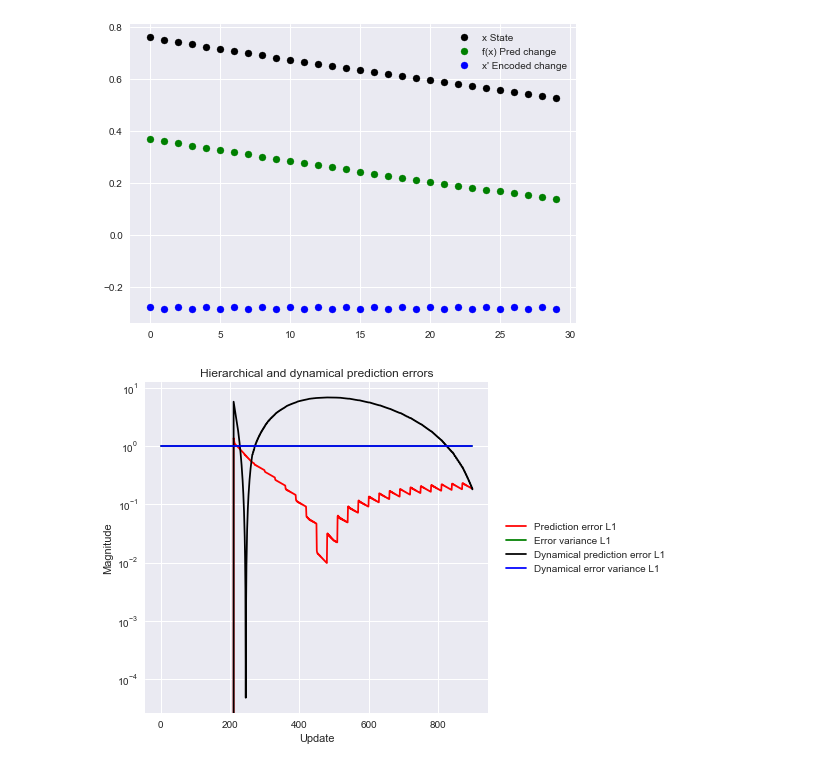
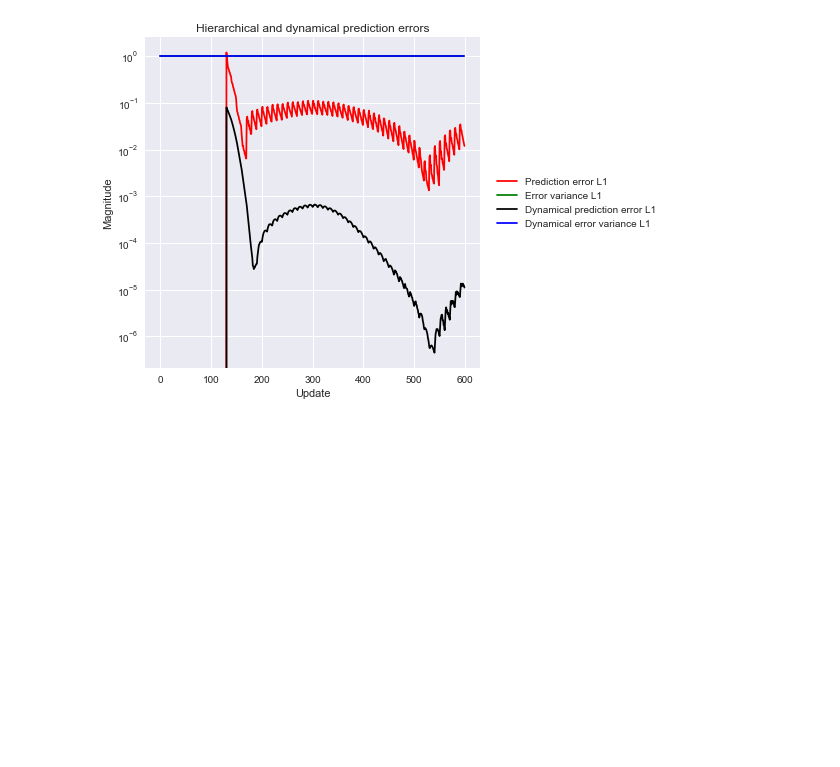
Before and after one commit to andreofner/pyGPC, a Jupyter notebook: demo.ipynb, the cells around one changed output. Cells and saved outputs as stored; diff of their text form; code cells hidden in the pictures; blank space fills up the shorter version.

```diff
--- a/demo.ipynb
+++ b/demo.ipynb
@@ -2,16 +2,8 @@
 [![Open In Colab](https://colab.research.google.com/assets/colab-badge.svg)](https://colab.research.google.com/github/andreofner/pyGPC/blob/master/demo.ipynb)
 # %%
 """
-Dynamical generalized predictive coding on circles dataset
-
-A simple demonstration (two layer model with a single hidden unit)
-- learning generalized coordinates from discrete sensory data
-- hierarchical prediction in generalized coordinates:
-        - predicting state coordinates from a higher layer
-        - couples latent states to lower causes (or sensory inputs)
-- hierarchical prediction in generalized coordinates:
-        - training hidden states to predict their own motion
-        - this couples orders of latent state dynamics
+Generalized predictive coding
+Circles dataset
 """
 
 import matplotlib.pyplot as plt
@@ -26,9 +18,9 @@ from circles_dataset import *
 train_set = torch.from_numpy(get_dataset(get_dataset_args())['x']).transpose(0,1)
 
 # hierarchical net
-GEN_COORDS = 3
+GEN_COORDS = 6
 cause_sizes = [1, 0]
-hidden_sizes = [0, 1]
+hidden_sizes = [0, 32]
 net = GPC_net(b_size=BATCH_SIZE, dynamical_net=False,
               cause_sizes=cause_sizes, hidden_sizes=hidden_sizes,
               gen_coords=GEN_COORDS)
@@ -40,7 +32,7 @@ err_h1, err_h2, err_h3 = [], [], []
 colors, lines = ["black", "yellow", "orange", "red", "brown", "purple"], []
 
 INTERPOLATE = False
-INTERPOLATION_START = 30
+INTERPOLATION_START = 60
 INTERPOLATION_END = INTERPOLATION_START + GEN_COORDS-1
 INTERPOLATION_EPOCH = 0
 FINAL_EPOCH = 1
@@ -60,7 +52,7 @@ for epoch in range(FINAL_EPOCH):
             data = data/2
 
             if True:
-                data = data[:,:1]
+                data = data[:,:1] # observe only one dimension
 
             VIDEO = False
             if (id < INTERPOLATION_START): # optimize
@@ -72,14 +64,14 @@ for epoch in range(FINAL_EPOCH):
                         eg1, eh1, ed1, cg1, cd1 = net.layers[1].dyn_model.iterative_inference(updates=1, predict_hierarchical=False)
                         e, _, _, ch, _ = net.iterative_inference(data, updates=1)
 
-                        # plot inference updates
-                        if True and id == INTERPOLATION_START-1:
+                        # plot inference for a single datapoint
+                        if False and id == INTERPOLATION_START-1:
                             state = net.layers[1].dyn_model.layers[0].states.hidd_state.detach()
                             pred_change = net.layers[1].dyn_model.nets_d[0](state).detach()
                             encoded_change = net.layers[1].dyn_model.layers[1].states.hidd_state.detach()
-                            l1 = plt.scatter(update, state[0,0], color="black", label="x State", alpha=(epoch+1)/FINAL_EPOCH)
-                            l2 = plt.scatter(update, pred_change[0,0], color="green", label="f(x) Pred change", alpha=(epoch+1)/FINAL_EPOCH)
-                            l3 = plt.scatter(update, encoded_change[0,0], color="blue", label="x' Encoded change", alpha=(epoch+1)/FINAL_EPOCH)
+                            l1 = plt.scatter(update, state[0,0].mean(), color="black", label="x State", alpha=(epoch+1)/FINAL_EPOCH)
+                            l2 = plt.scatter(update, pred_change[0,0].mean(), color="green", label="f(x) Pred change", alpha=(epoch+1)/FINAL_EPOCH)
+                            l3 = plt.scatter(update, encoded_change[0,0].mean(), color="blue", label="x' Encoded change", alpha=(epoch+1)/FINAL_EPOCH)
 
                     else:
                         eg1, eh1, ed1, cg1, cd1 = [0.], [0.], [0.], [1.], [1.]
@@ -91,60 +83,69 @@ for epoch in range(FINAL_EPOCH):
                     err_h1 = err_h1+eh1;
 
                 # step dynamical nets
-                _, _, _, _, _ = net.layers[0].dyn_model.iterative_inference(data, updates=10)
+                _, _, _, _, _ = net.layers[0].dyn_model.iterative_inference(data, updates=2)
+
+                for layer in net.layers:
+                    layer.dyn_model.state_diff(step=True) # move current to previous state
 
                 # log encoded inputs in generalized coordinates
                 cause_coords = [l.states.cause_state.detach().numpy()[...,0,:] for l in net.layers[0].dyn_model.layers]
                 vid_cause_coords_input.append(np.asarray(cause_coords))
 
-                for layer in net.layers:
-                    layer.dyn_model.state_diff(step=True) # move current to previous state
-
                 VIDEO = True
             elif INTERPOLATE:
-                """Visualize generalized coordinates / encoded local trajectory"""
+                """
+                There are three types of dynamical predictions in generalized predictive coding:
+                a) A state and its encoded motion [x,x',x'',..] - the locally observed trajectory of a state x:
+                    Mapping from generalized states to local discrete trajectory via generalized coordinates of state motion
+                b) Predicted motion [w(x)->f(x'), w'(x')->f(x''), ...] - the learned dynamics of a generalized state:
+                    Mapping from generalized states to their predicted motion via dynamical weights
+                c) Hierarchical predictions w_l(v_l,x_l)->x_(l-1):
+                    Sequences of sequences of ...
+                """
+
+                time = id-INTERPOLATION_START+1 # track time since last observation
+
+                """ a) Visualize encoded local sensory trajectory"""
                 # extrapolate encoded input in gen. coordinates
-                time = id-INTERPOLATION_START+1
                 cause_coords = net.layers[0].dyn_model.decode_dynamical_cause(t=time)
                 vid_cause_coords.append(cause_coords)
 
-                """Visualize dynamical prediction / motion of predicted local trajectory"""
-                # predict and overwrite hidden state dynamics
-                if True:
-                    #net.layers[1].dyn_model.decode_dynamical_prediction()
-                    # decode the predicted state motion # todo t
-                    net.layers[1].dyn_model.decode_dynamical_hidden(t=time)
+                """ a) Visualize the motion of predicted local trajectory: The sensory trajectory encoded by a latent state"""
+                net.layers[1].dyn_model.decode_dynamical_hidden(t=time) # decode the predicted state motion
+
+                """ b) Visualize the dynamical prediction: The latent trajectory encoded by dynamical weights"""
+
+                """ b) Visualize the hierarchical prediction: Top-down predicted sequences of generalized states """
 
                 VIDEO = True
 
             # create video
             if VIDEO:
                 input, preds = plot_2D(net=net, img_size=IMG_SIZE, plot=False)
                 input = data.detach()[0]
                 vid_in.append(input.detach().numpy().reshape([IMG_SIZE]))
                 vid_p1.append(preds[0][0][0].reshape([IMG_SIZE])) # 1st predicted gen coord
                 vid_p2.append(preds[0][1][0].reshape([IMG_SIZE])) # 2nd predicted gen coord
                 vid_p3.append(preds[0][2][0].reshape([IMG_SIZE])) # 3rd predicted gen coord
 
                 state_coords = net.layers[0].dyn_model.layers[1].lower.states.cause_state[0].detach().numpy()
                 hidd_coords = net.layers[0].dyn_model.layers[1].lower.states.hidd_state[0].detach().numpy()
                 vid_gc_cause.append(state_coords)
                 vid_gc_hidden.append(hidd_coords)
 
             if id == INTERPOLATION_END: break
         if seq_id == INTERPOLATION_EPOCH: break
-
-plt.legend(handles=[l1,l2,l3])
+#plt.legend(handles=[l1,l2,l3])
 plt.show()
 
 """ Losses """
 if True:
     plot_graph(errors, errors_d1, errors_d2, errors_d3, cov_d1, cov_d2, cov_d3,cov_g1,
                cov_g2, cov_g3, err_g1, err_g2, err_g3, err_h1, err_h2, err_h3, cov_h,
                hierarchical=True, g_coords=False, dynamical=True)
 # %% [output]
-[figure, old version]
+[figure, new version]
-[figure, removed]
 # %%
 """ Hierarchical predictions """
 # plot settings
```
Also changed, not shown: parts of 1 cell of this notebook.
